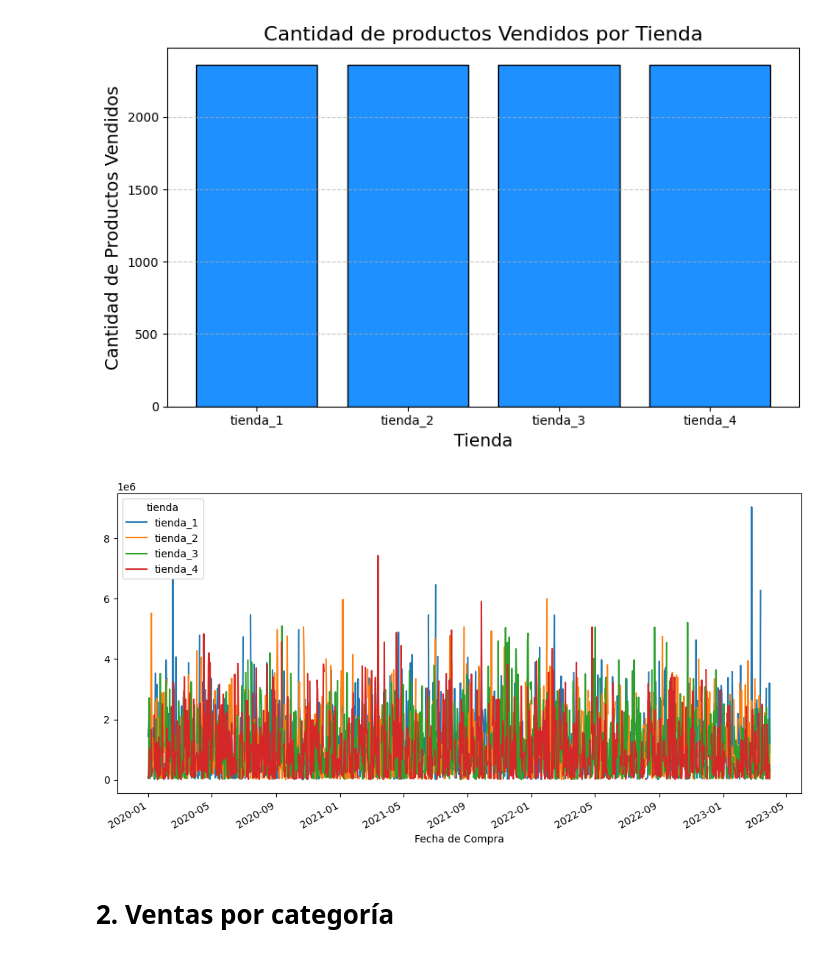
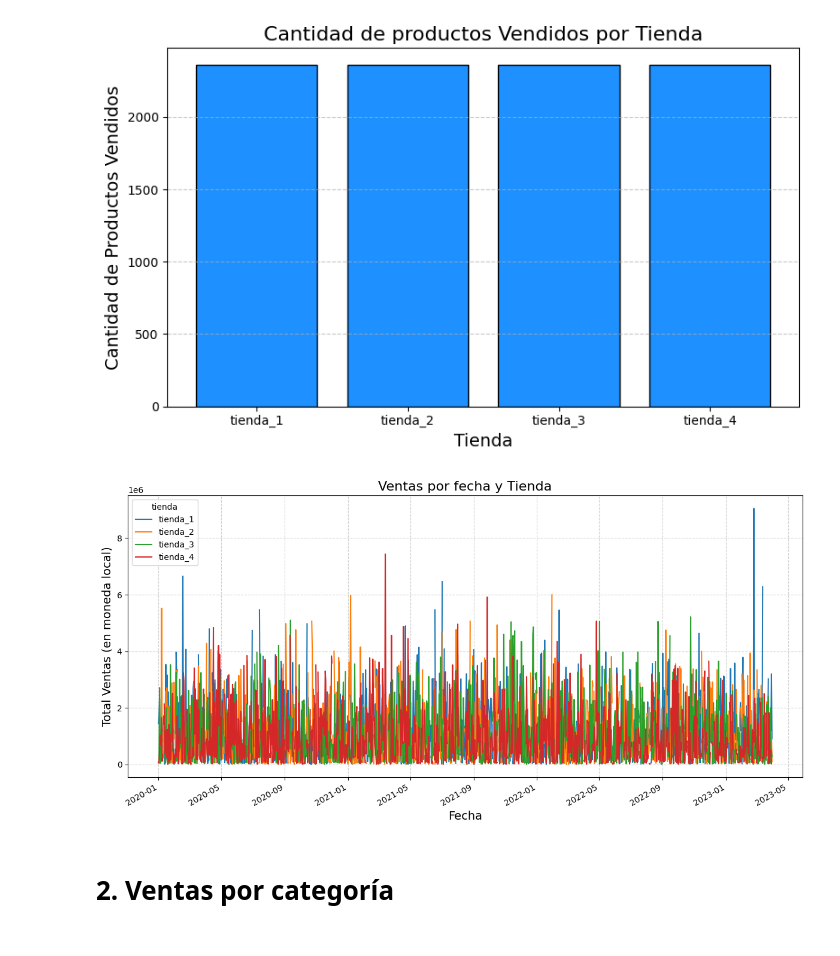
Before and after one commit to Zhumioke/Challenge-Analisis-Ventas, a Jupyter notebook: AluraStoreLatam.ipynb, the cells around one changed output. Cells and saved outputs as stored; diff of their text form; code cells hidden in the pictures.

Commit message:
Actualizo análisis de ventas con funciones, condiciones y gráficos

```diff
--- a/AluraStoreLatam.ipynb
+++ b/AluraStoreLatam.ipynb
@@ -131,12 +134,23 @@ dtype: int64
 [figure]
 # %%
 #3.- Ventas por fecha:
-df_total['Fecha de Compra'] = pd.to_datetime(df_total['Fecha de Compra'],dayfirst=True)
-ventas_por_fecha = df_total.groupby(['Fecha de Compra','tienda'])['Precio'].sum().unstack()
-ventas_por_fecha.plot(figsize=(12,6))
-plt.show()
+import matplotlib.pyplot as plt
+def graficar_ventas_por_fecha(df):
+    df_total['Fecha de Compra'] = pd.to_datetime(df_total['Fecha de Compra'],dayfirst=True)
+    ventas_por_fecha = df_total.groupby(['Fecha de Compra','tienda'])['Precio'].sum().unstack()
+
+    plt.figure(figsize=(12,6))
+    ventas_por_fecha.plot(ax=plt.gca())
+    plt.title('Ventas por fecha y Tienda', fontsize=16)
+    plt.xlabel('Fecha', fontsize=14)
+    plt.ylabel('Total Ventas (en moneda local)', fontsize=14)
+    plt.grid(True, linestyle='--', alpha=0.6)
+    plt.tight_layout()
+    plt.show()
+
+graficar_ventas_por_fecha(df_total)
 # %% [output]
-[figure, old version]
+[figure, new version]
 # %% [markdown]
 # 2. Ventas por categoría
 # %%
```
Also changed, not shown: parts of 2 cells of this notebook.
